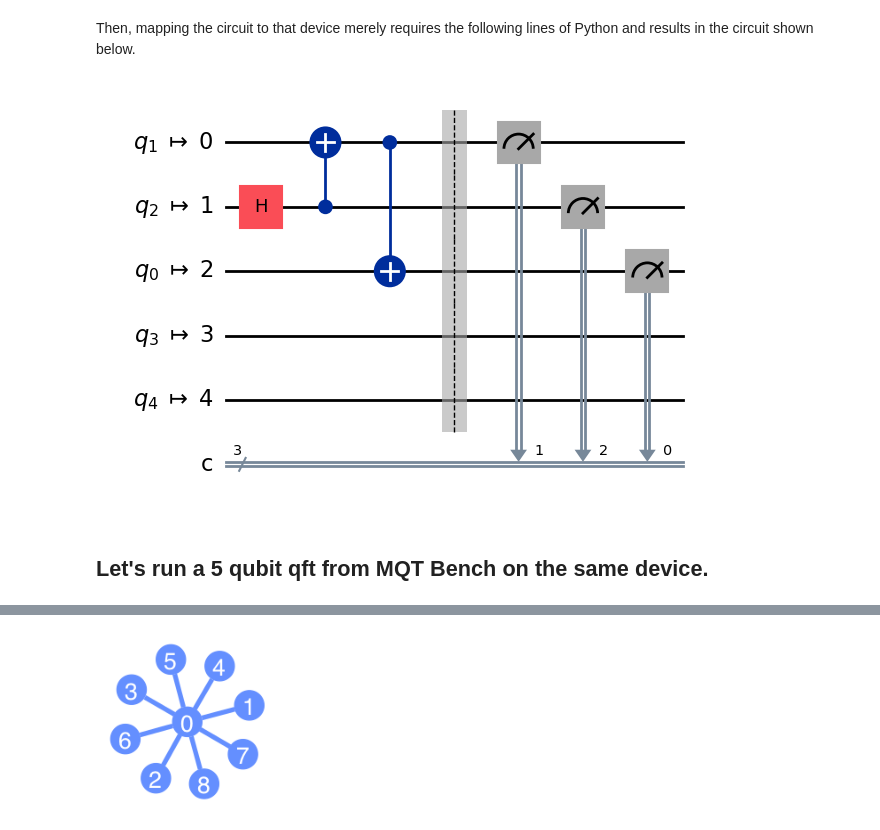
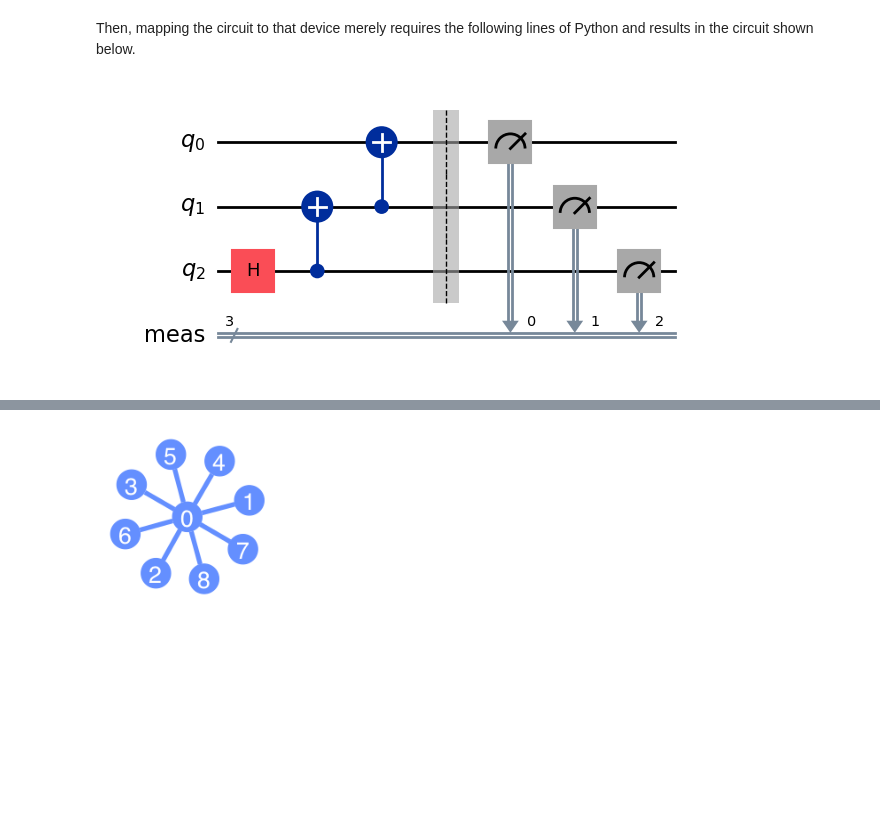
Before and after one commit to cda-tum/mqt, a Jupyter notebook: tutorial/02_compilation.ipynb, the cells around one changed output, grey strips where cells are left out. Drawn from its saved outputs; the diff is of its cells as text; code cells hidden in the pictures; blank space fills up the shorter version.

```diff
--- a/tutorial/02_compilation.ipynb
+++ b/tutorial/02_compilation.ipynb
@@ -48,14 +49,11 @@ Then, mapping the circuit to that device merely requires the following lines of
 # %%
 from mqt.qmap import compile
 from qiskit.providers.fake_provider import Fake5QV1
 from mqt.bench import get_benchmark
 
 circ = get_benchmark(benchmark_name="ghz", level="alg", circuit_size=3)
-backend = Fake5QV1()
-circ_mapped, results = compile(circ, backend)
+circ.draw(output="mpl")
+# %% [output]
+[figure, added]
 # %%
-circ_mapped.draw(output='mpl')
+circ_mapped, results = compile(circ, backend)
-# %% [output]
-[figure, removed]
-# %% [markdown]
-## Let's run a 5 qubit qft from MQT Bench on the same device.
```
Also changed, not shown: parts of 20 cells of this notebook.
